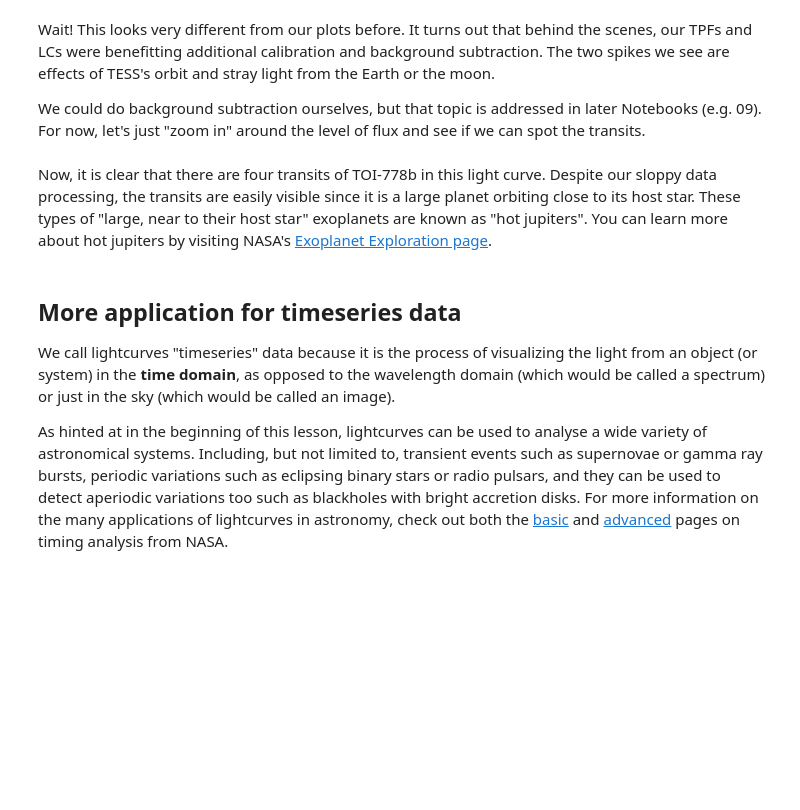
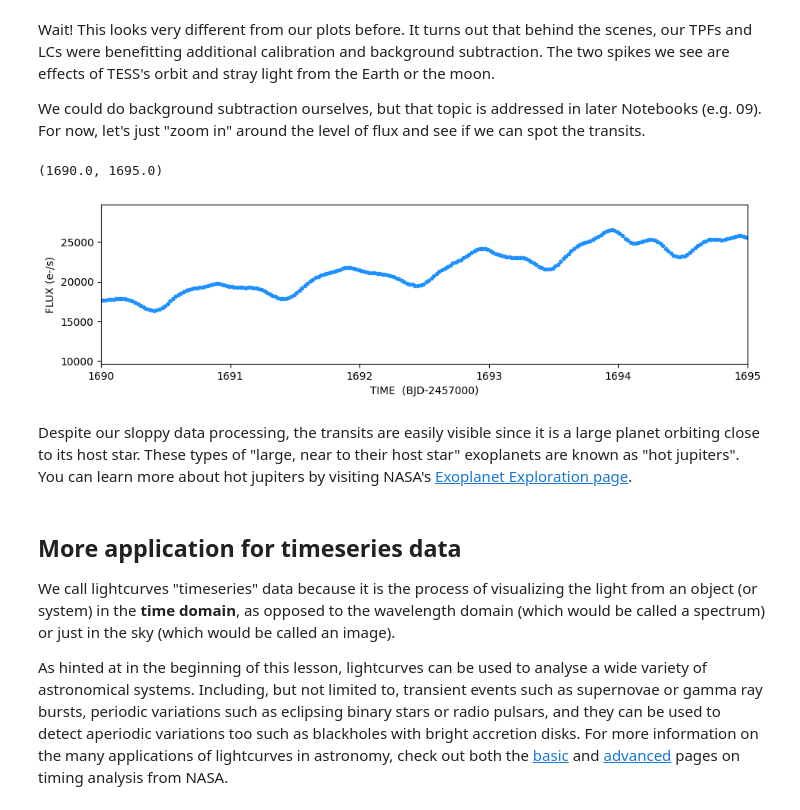
Before and after one commit to spacetelescope/project-tikebook, a Jupyter notebook: notebooks/01-lightcurves/01-Lightcurves.ipynb, the cells around one changed output. Drawn from its saved outputs; the diff is of its cells as text; code cells hidden in the pictures; blank space fills up the shorter version.

```diff
--- a/notebooks/01-lightcurves/01-Lightcurves.ipynb
+++ b/notebooks/01-lightcurves/01-Lightcurves.ipynb
@@ -234,8 +332,8 @@ The format of the data now is exactly the same as a Target Pixel File, so we wil
 # %%
 # Get the FFI cutout
-hdulist = Tesscut.get_cutouts(objectname = "HD 115447"
-                              , size=10    # return a 10x10 grid of pixels
-                              , sector=10  # get only data from sector 10
+hdulist = Tesscut.get_cutouts(objectname = "WASP-153"
+                              , size = 10
+                              , sector=14
                              )
 # %%
 # Look at the file headers
@@ -277,15 +384,19 @@ We could do background subtraction ourselves, but that topic is addressed in lat
 # %%
 # Create the same plot as before
 fig = plt.figure(figsize = (11,6))
 fig.add_subplot(212)
 plt.plot(time_ffi, flux_ffi,'.', color = "dodgerblue")
 plt.ylabel("FLUX (e-/s)")
 plt.xlabel('TIME  (BJD-2457000)')
 
-# Zoom in on the. y-axis
-plt.ylim(75000,78000)
+# Zoom in
+plt.xlim(1690,1695)
+# plt.ylim(1700,2000)
+# %% [output]
+(1690.0, 1695.0)
+[figure, added]
 # %% [markdown]
-Now, it is clear that there are four transits of TOI-778b in this light curve. Despite our sloppy data processing, the transits are easily visible since it is a large planet orbiting close to its host star. These types of "large, near to their host star" exoplanets are known as "hot jupiters". You can learn more about hot jupiters by visiting NASA's [Exoplanet Exploration page](https://exoplanets.nasa.gov/resources/1040/hot-jupiter/).
+Despite our sloppy data processing, the transits are easily visible since it is a large planet orbiting close to its host star. These types of "large, near to their host star" exoplanets are known as "hot jupiters". You can learn more about hot jupiters by visiting NASA's [Exoplanet Exploration page](https://exoplanets.nasa.gov/resources/1040/hot-jupiter/).
 # %% [markdown]
 ## More application for timeseries data
 We call lightcurves "timeseries" data because it is the process of visualizing the light from an object (or system) in the **time domain**, as opposed to the wavelength domain (which would be called a spectrum) or just in the sky (which would be called an image).
```
Also changed, not shown: parts of 23 cells of this notebook.
